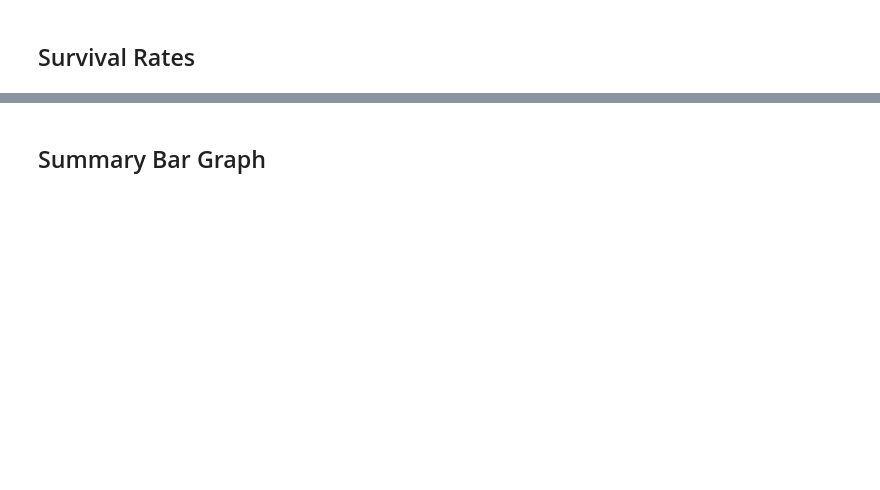
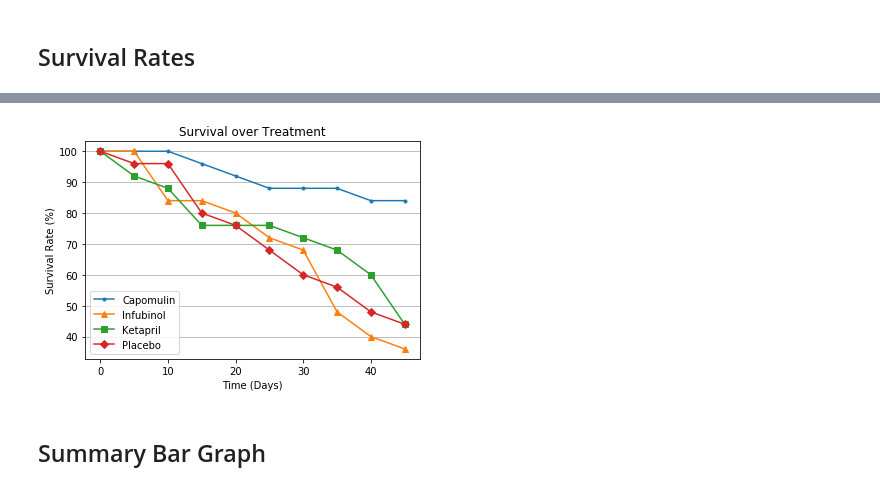
Before and after one commit to ngjames08/homework, a Jupyter notebook: assignment_5/matplotlib-challenge/Pymaceuticals/pymaceuticals_starter.ipynb, the cells around one changed output, grey strips where cells are left out. Saved outputs shown, nothing was run; the diff lists cells and outputs as text; code cells hidden in the pictures; blank space fills up the shorter version.

```diff
--- a/assignment_5/matplotlib-challenge/Pymaceuticals/pymaceuticals_starter.ipynb
+++ b/assignment_5/matplotlib-challenge/Pymaceuticals/pymaceuticals_starter.ipynb
@@ -179,6 +256,9 @@ plt.show()
 # %%
 # Store the Count of Mice Grouped by Drug and Timepoint (W can pass any metric)
 
+mouse_df = combined_df[['Drug', 'Timepoint',"Mouse ID" ]]
+mouse_df.groupby(['Drug','Timepoint'],as_index=False).count()
 # Convert to DataFrame
-
+mouse_count = mouse_df.groupby(['Drug','Timepoint'],as_index=False).count()
 # Preview DataFrame
+mouse_count.head()
@@ -185,4 +272,7 @@ plt.show()
 # %%
 # Minor Data Munging to Re-Format the Data Frames
 
+mouse_count_reformat = mouse_count.pivot(index='Timepoint',columns='Drug')["Mouse ID"]
+
 # Preview the Data Frame
+mouse_count_reformat
@@ -198,3 +292,18 @@ plt.show()
+# %%
+# Generate the Plot (Accounting for percentages
+plt.plot(mouse_count_reformat['Capomulin']/25*100,marker=".")
+plt.plot(mouse_count_reformat['Infubinol']/25*100,marker="^")
+plt.plot(mouse_count_reformat['Ketapril']/25*100,marker="s")
+plt.plot(mouse_count_reformat['Placebo']/25*100,marker="D")
+plt.title('Survival over Treatment')
+plt.xlabel("Time (Days)")
+plt.ylabel("Survival Rate (%)")
+plt.legend(['Capomulin','Infubinol','Ketapril','Placebo'])
+plt.grid(axis='y')
+# Show the Figure
+plt.show()
+# %% [output]
+[figure, added]
 # %% [markdown]
 ## Summary Bar Graph
 # %%
```
Also changed, not shown: parts of 18 cells of this notebook.
